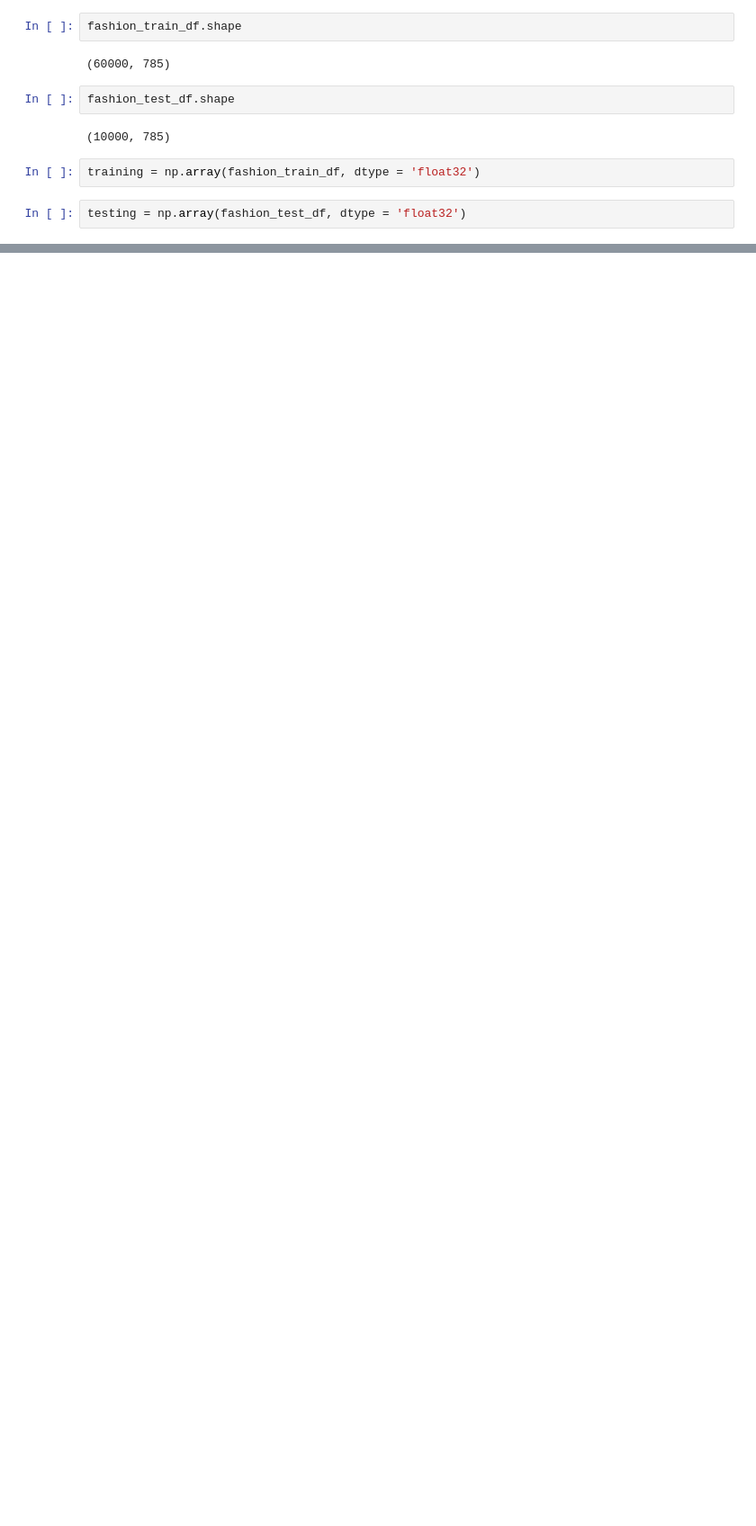
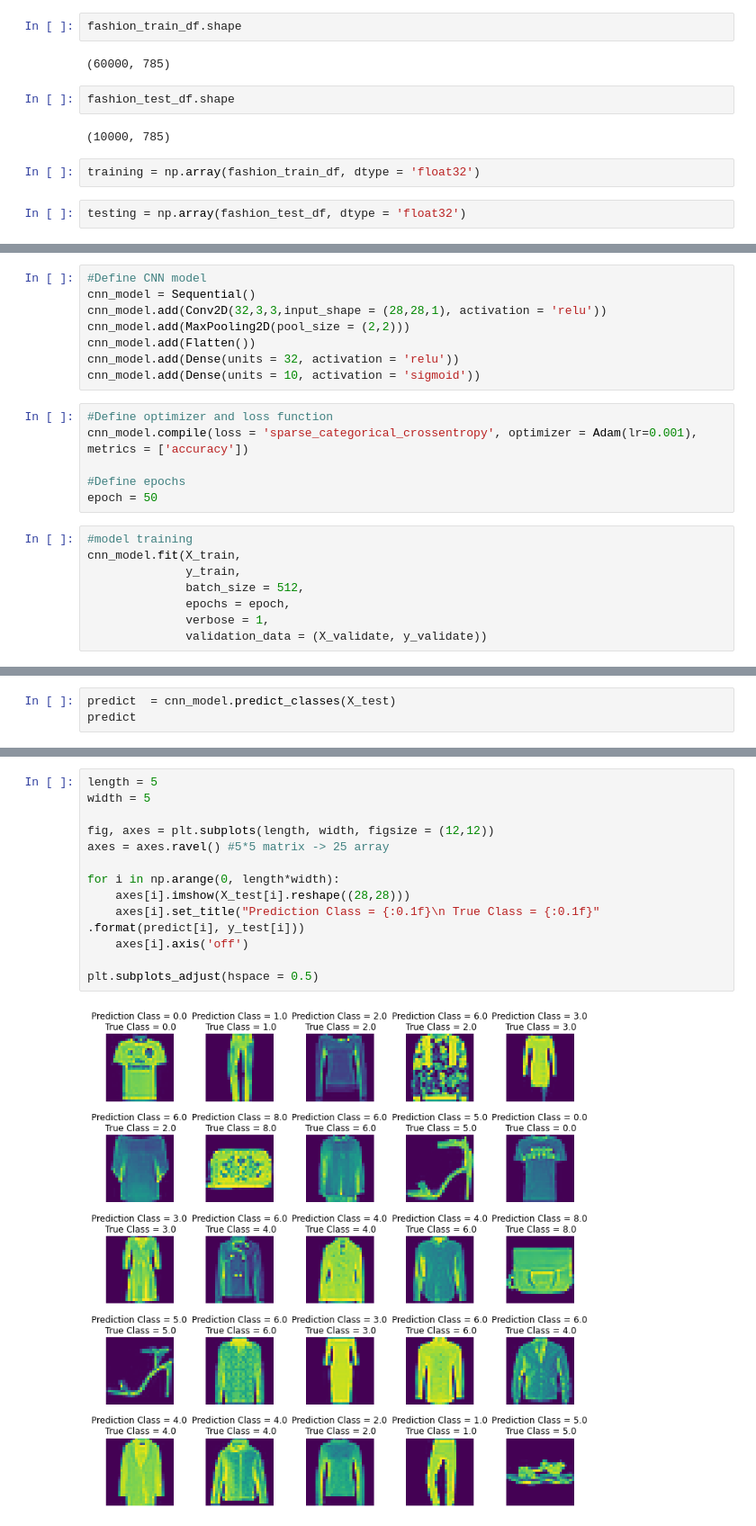
Before and after one commit to Varsha-Venugopal/FashionMnist-Classification-using-CNN, a Jupyter notebook: FashionMNIST Image Classification using CNN.ipynb, the cells around one changed output, grey strips where cells are left out. Shown at 90% size. Drawn from its saved outputs; the diff is of its cells as text; blank space fills up the shorter version.

```diff
--- a/FashionMNIST Image Classification using CNN.ipynb
+++ b/FashionMNIST Image Classification using CNN.ipynb
@@ -90,0 +121,22 @@ plt.subplots_adjust(hspace = 0.5)
+# %%
+#Define CNN model
+cnn_model = Sequential()
+cnn_model.add(Conv2D(32,3,3,input_shape = (28,28,1), activation = 'relu'))
+cnn_model.add(MaxPooling2D(pool_size = (2,2)))
+cnn_model.add(Flatten())
+cnn_model.add(Dense(units = 32, activation = 'relu'))
+cnn_model.add(Dense(units = 10, activation = 'sigmoid'))
+# %%
+#Define optimizer and loss function
+cnn_model.compile(loss = 'sparse_categorical_crossentropy', optimizer = Adam(lr=0.001), metrics = ['accuracy'])
+
+#Define epochs
+epoch = 50
+# %%
+#model training
+cnn_model.fit(X_train,
+              y_train,
+              batch_size = 512,
+              epochs = epoch,
+              verbose = 1,
+              validation_data = (X_validate, y_validate))
@@ -90,0 +169,3 @@ plt.subplots_adjust(hspace = 0.5)
+# %%
+predict  = cnn_model.predict_classes(X_test)
+predict
@@ -90,0 +177,15 @@ plt.subplots_adjust(hspace = 0.5)
+# %%
+length = 5
+width = 5
+
+fig, axes = plt.subplots(length, width, figsize = (12,12))
+axes = axes.ravel() #5*5 matrix -> 25 array
+
+for i in np.arange(0, length*width):
+    axes[i].imshow(X_test[i].reshape((28,28)))
+    axes[i].set_title("Prediction Class = {:0.1f}\n True Class = {:0.1f}" .format(predict[i], y_test[i]))
+    axes[i].axis('off')
+
+plt.subplots_adjust(hspace = 0.5)
+# %% [output]
+[figure, added]
```
Also changed, not shown: parts of 16 cells of this notebook.
